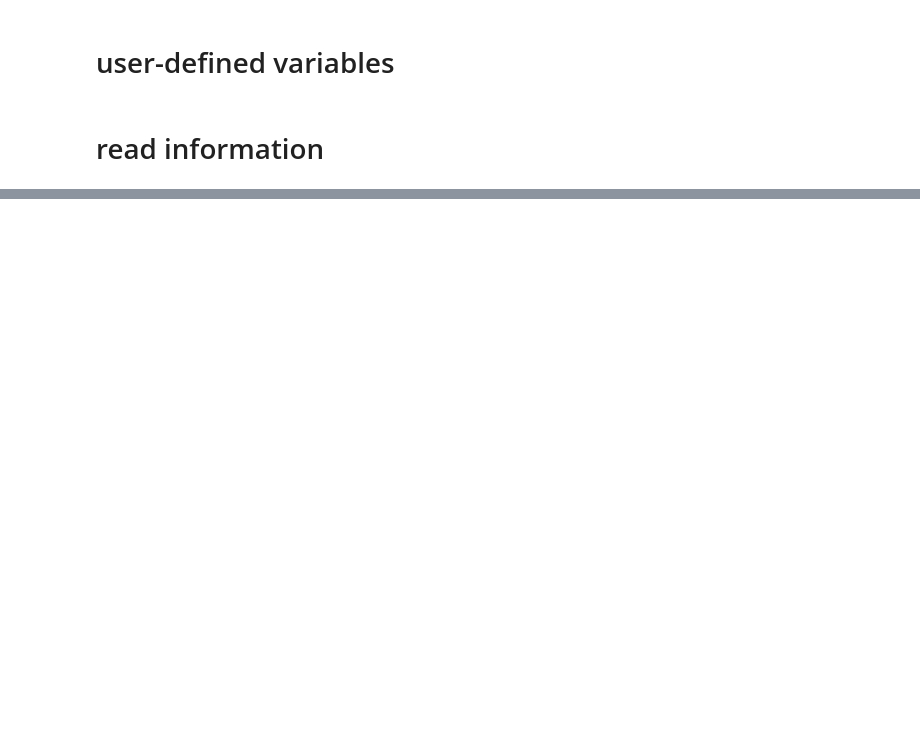
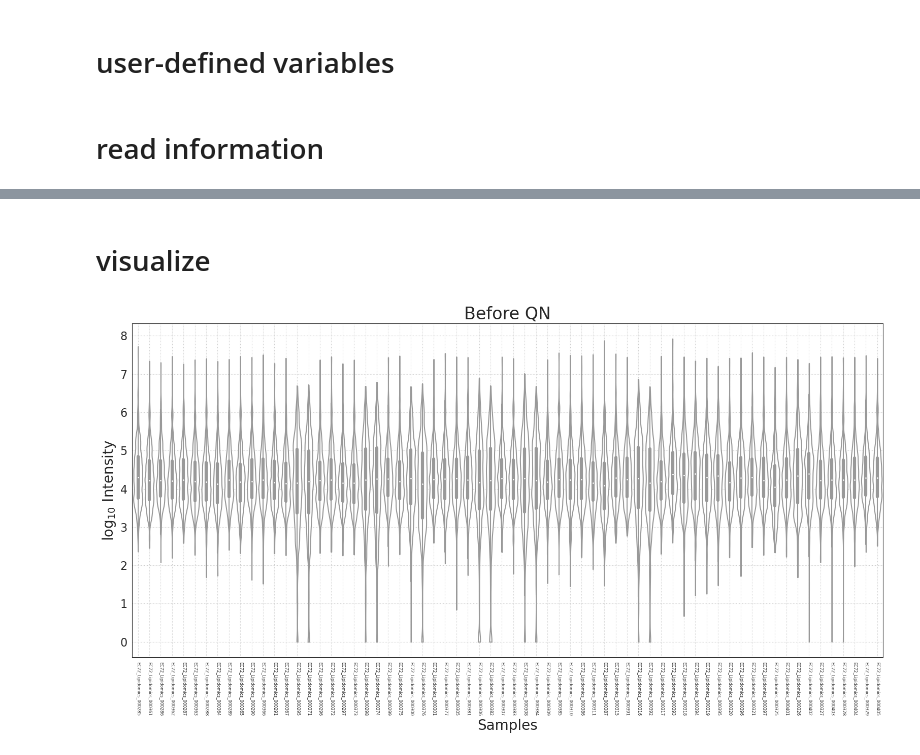
Before and after one commit to adelomana/vigur, a Jupyter notebook: lipidomics/EC072/progenesis/this is a test.ipynb, the cells around one changed output, grey strips where cells are left out. Saved outputs shown, nothing was run; the diff lists cells and outputs as text; code cells hidden in the pictures; blank space fills up the shorter version.

```diff
--- a/lipidomics/EC072/progenesis/this is a test.ipynb
+++ b/lipidomics/EC072/progenesis/this is a test.ipynb
@@ -7,3 +9,12 @@ import pandas
+# %%
+import matplotlib, matplotlib.pyplot
+matplotlib.rcParams.update({'font.size':20,
+                            'font.family':'sans-serif',
+                            'xtick.labelsize':16,
+                            'ytick.labelsize':16,
+                            'figure.figsize':(16, 9),
+                            'axes.labelsize':20
+                           })
 # %% [markdown]
 # user-defined variables
 # %%
@@ -45,2 +78,3 @@ df
 # %%
- We have raw and normalized abundances. Plot and decide
+log_df = numpy.log10(normalized_data+1)
+log_df.head()
@@ -46,0 +90,13 @@ df
+# %% [markdown]
+# visualize
+# %%
+seaborn.set_style("white")
+g = seaborn.violinplot(data=log_df, cut=0, bw=.15, scale="count", color='white')
+g.set(ylabel='log$_{10}$ Intensity', xlabel='Samples', title='Before QN')
+g.set_xticklabels(g.get_xticklabels(), rotation=-90, fontsize=6)
+
+matplotlib.pyplot.grid(ls=':')
+matplotlib.pyplot.tight_layout()
+matplotlib.pyplot.show()
+# %% [output]
+[figure, added]
```
Also changed, not shown: parts of 17 cells of this notebook, 1 other file.
